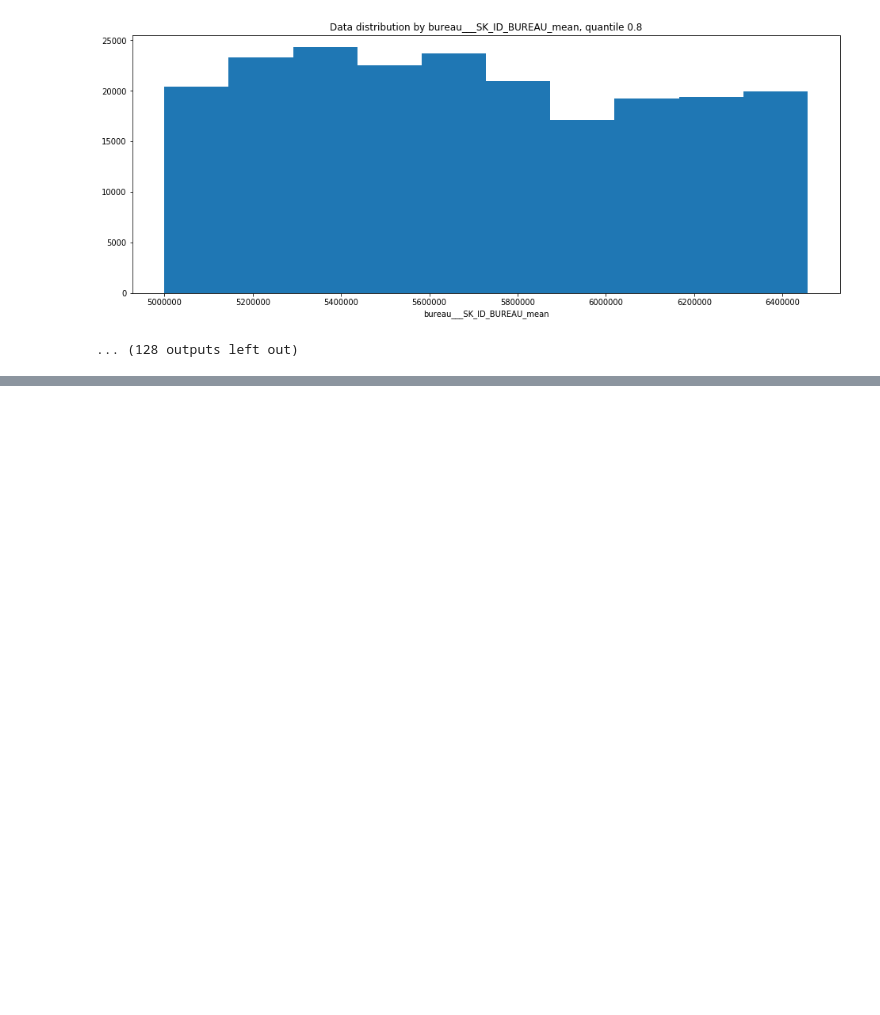
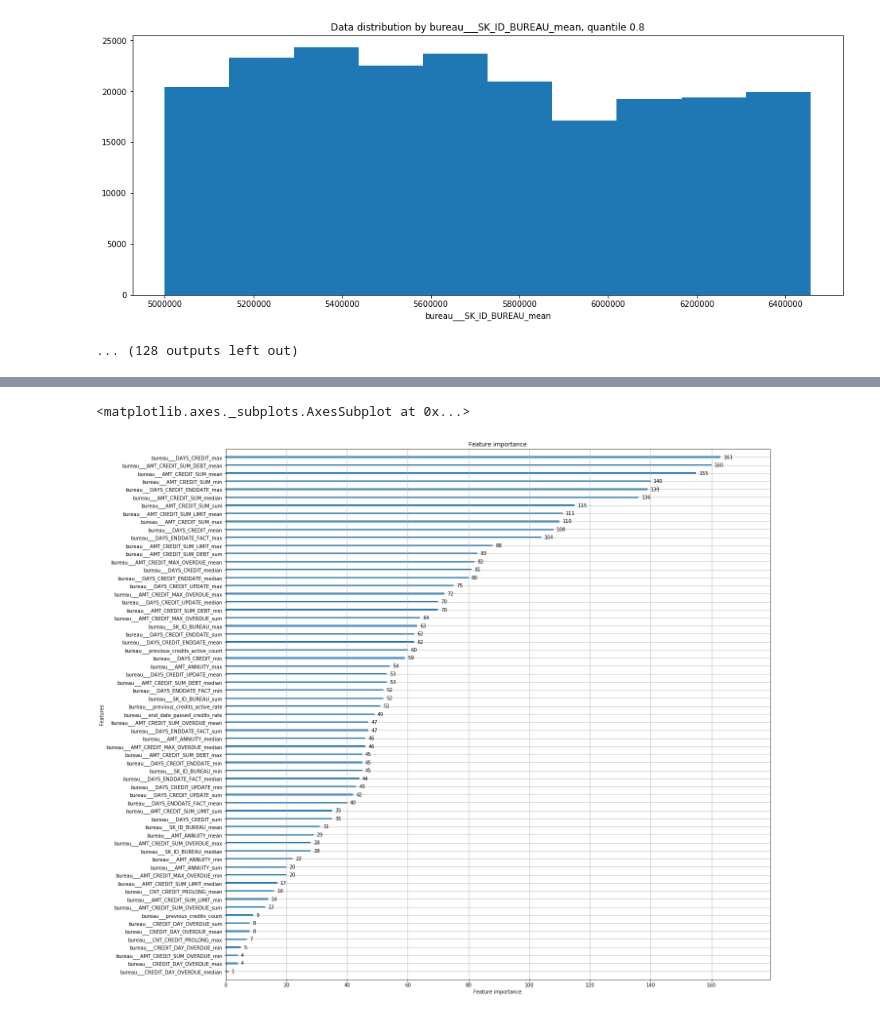
Before and after one commit to nuwanda57/HomeCredit1, a Jupyter notebook: bureau_exploration.ipynb, the cells around one changed output, grey strips where cells are left out. Saved outputs shown, nothing was run; the diff lists cells and outputs as text; code cells hidden in the pictures; blank space fills up the shorter version.

```diff
--- a/bureau_exploration.ipynb
+++ b/bureau_exploration.ipynb
@@ -229,12 +234,12 @@ helpers.draw_hists_for_numerical_columns(BUREAU_FEATURES, application, quantile=
 X_train, X_test, y_train, y_test = train_test_split(
     application[BUREAU_FEATURES], application['TARGET'], test_size=0.33, random_state=42)
 # %%
-# model = lgb.LGBMClassifier(n_estimators=10, objective = 'binary',
-#                                    class_weight = 'balanced', learning_rate = 0.05,
-#                                    reg_alpha = 0.1, reg_lambda = 0.1,
-#                                    subsample = 0.8, n_jobs = -1, random_state = 50)
+model = lgb.LGBMClassifier(n_estimators=1000, objective = 'binary',
+                                   class_weight = 'balanced', learning_rate = 0.05,
+                                   reg_alpha = 0.1, reg_lambda = 0.1,
+                                   subsample = 0.8, n_jobs = -1, random_state = 57)
 # %%
-# model.fit(X_train[:100], y_train[:100], eval_metric = 'auc',
-#                   eval_set = [(X_test[:100], y_test[:100]), (X_train[:100], y_train[:100])],
-#                   eval_names = ['valid', 'train'],
-#                   early_stopping_rounds = 100, verbose = 200)
+model.fit(X_train, y_train, eval_metric = 'auc',
+                  eval_set = [(X_test, y_test), (X_train, y_train)],
+                  eval_names = ['valid', 'train'],
+                  early_stopping_rounds = 100, verbose = 200)
@@ -241,3 +254,8 @@ X_train, X_test, y_train, y_test = train_test_split(
+# %%
+lgb.plot_importance(model, figsize=(20,20))
+# %% [output]
+<matplotlib.axes._subplots.AxesSubplot at 0x...>
+[figure, added]
 # %%
 from sklearn.linear_model import LogisticRegression
 from sklearn.pipeline import Pipeline
```
Also changed, not shown: parts of 17 cells of this notebook, 4 other files.
